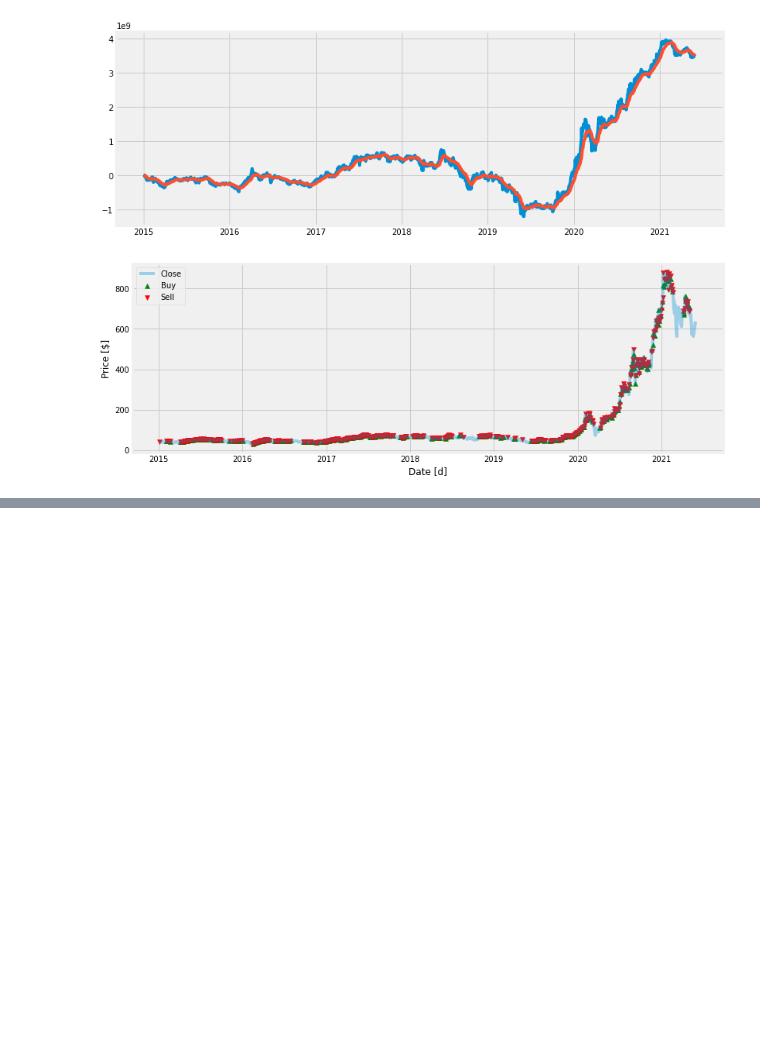
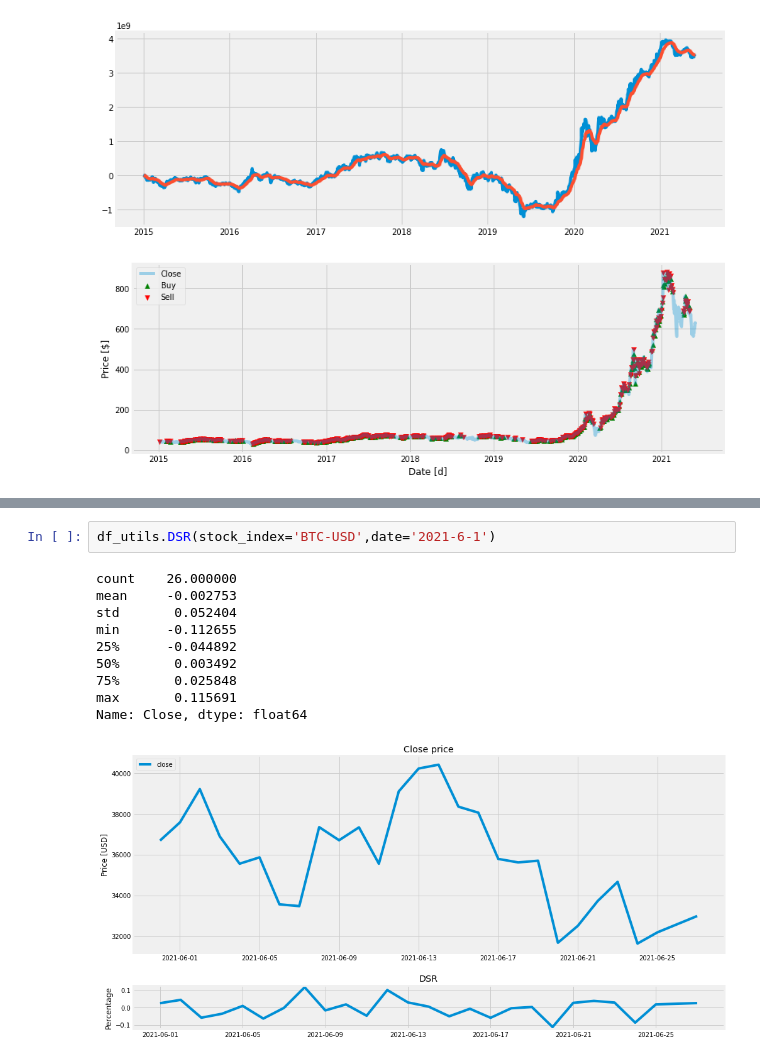
Before and after one commit to Elchin/DATFINTS, a Jupyter notebook: examples.ipynb, the cells around one changed output, grey strips where cells are left out. Drawn from its saved outputs; the diff is of its cells as text; blank space fills up the shorter version.

```diff
--- a/examples.ipynb
+++ b/examples.ipynb
@@ -57,3 +57,16 @@ df_utils.plot_candlesticks('TSLA','2021-1-1')
 # %% [output]
 [interactive output not drawn]
 [interactive output not drawn]
+# %%
+df_utils.DSR(stock_index='BTC-USD',date='2021-6-1')
+# %% [output]
+count    26.000000
+mean     -0.002753
+std       0.052404
+min      -0.112655
+25%      -0.044892
+50%       0.003492
+75%       0.025848
+max       0.115691
+Name: Close, dtype: float64
+[figure, added]
```
Also changed, not shown: 2 other files.
